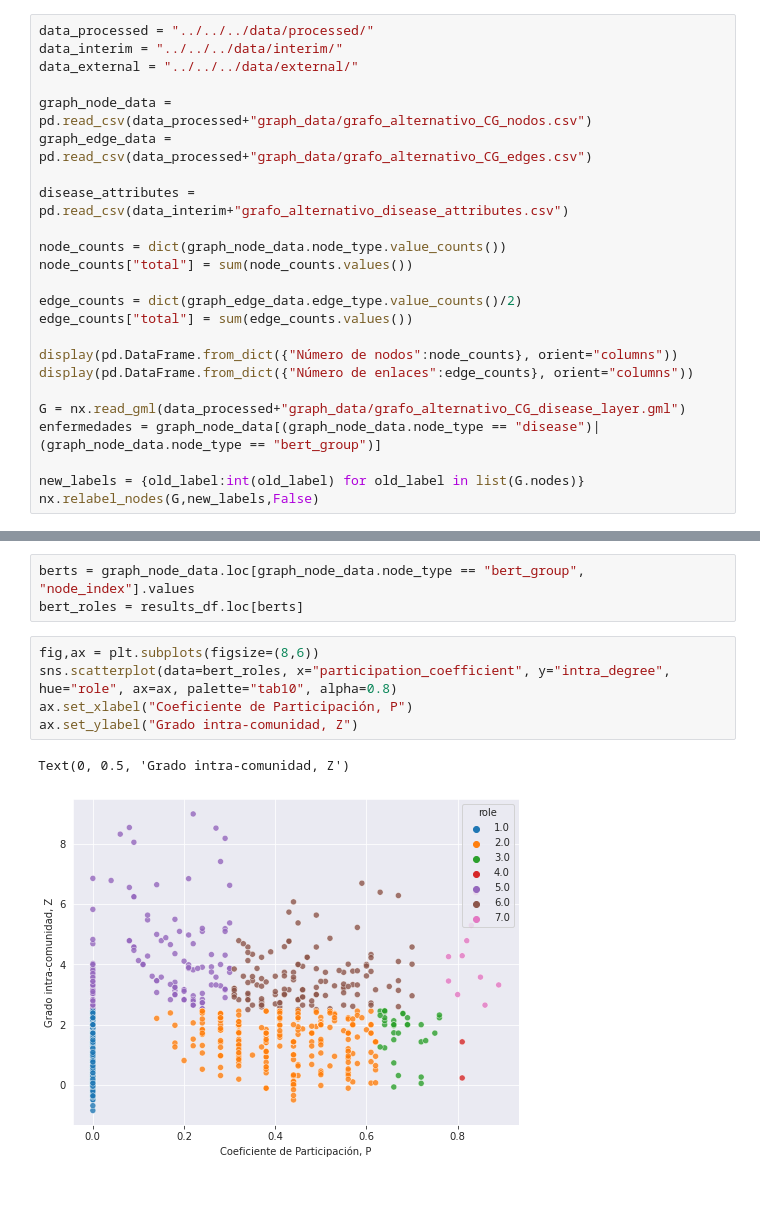
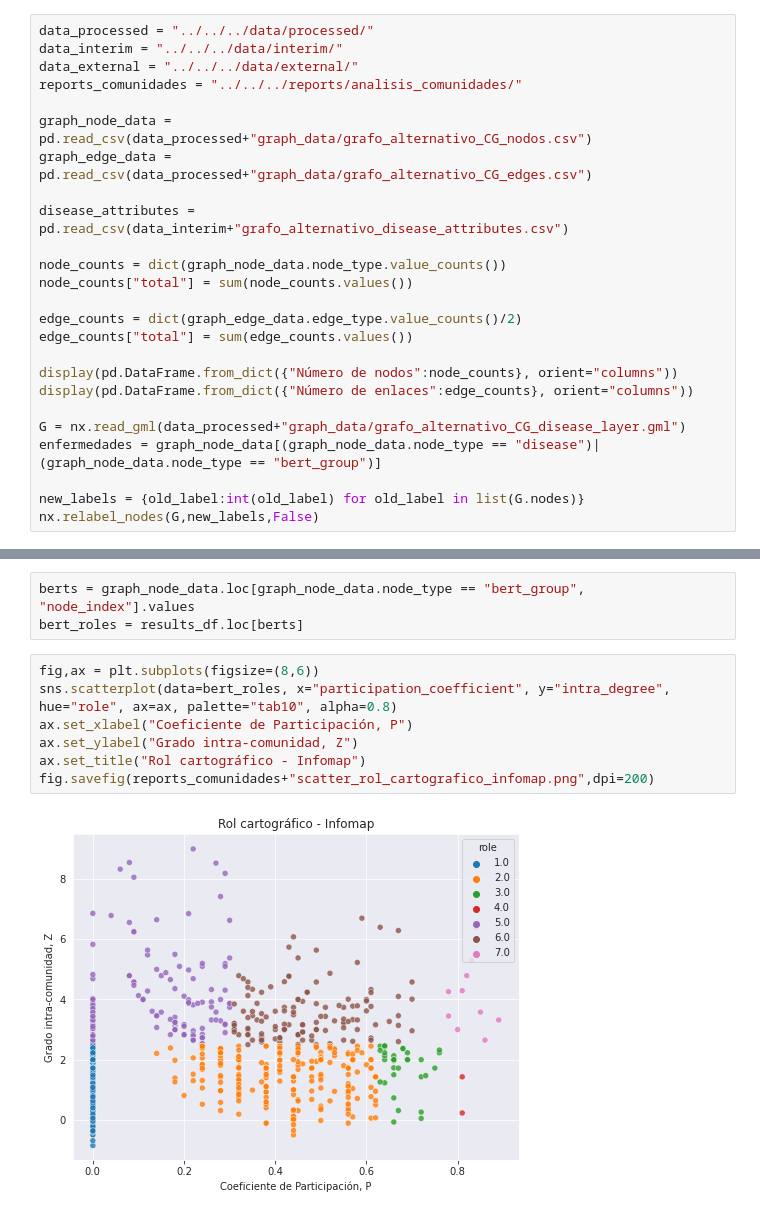
Before and after one commit to ingridheuer/gcnn_gdas, a Jupyter notebook: exploration/notebooks/network_analysis/cartographic_role.ipynb, the cells around one changed output, grey strips where cells are left out. Saved outputs shown, nothing was run; the diff lists cells and outputs as text.

```diff
--- a/exploration/notebooks/network_analysis/cartographic_role.ipynb
+++ b/exploration/notebooks/network_analysis/cartographic_role.ipynb
@@ -27,6 +27,7 @@ sns.set_style("darkgrid", rc={'xtick.bottom': True})
 data_processed = "../../../data/processed/"
 data_interim = "../../../data/interim/"
 data_external = "../../../data/external/"
+reports_comunidades = "../../../reports/analisis_comunidades/"
 
 graph_node_data = pd.read_csv(data_processed+"graph_data/grafo_alternativo_CG_nodos.csv")
 graph_edge_data = pd.read_csv(data_processed+"graph_data/grafo_alternativo_CG_edges.csv")
@@ -173,11 +174,12 @@ bert_roles = results_df.loc[berts]
 # %%
 fig,ax = plt.subplots(figsize=(8,6))
 sns.scatterplot(data=bert_roles, x="participation_coefficient", y="intra_degree", hue="role", ax=ax, palette="tab10", alpha=0.8)
 ax.set_xlabel("Coeficiente de Participación, P")
 ax.set_ylabel("Grado intra-comunidad, Z")
+ax.set_title("Rol cartográfico - Infomap")
+fig.savefig(reports_comunidades+"scatter_rol_cartografico_infomap.png",dpi=200)
 # %% [output]
-Text(0, 0.5, 'Grado intra-comunidad, Z')
-[figure, old version]
+[figure, new version]
 # %%
 fig,ax = plt.subplots(figsize=(8,6))
 sns.histplot(data=bert_roles, x="role", hue="role", palette="tab10", alpha=0.8, ax=ax, discrete=True)
```
Also changed, not shown: parts of 14 cells of this notebook.
